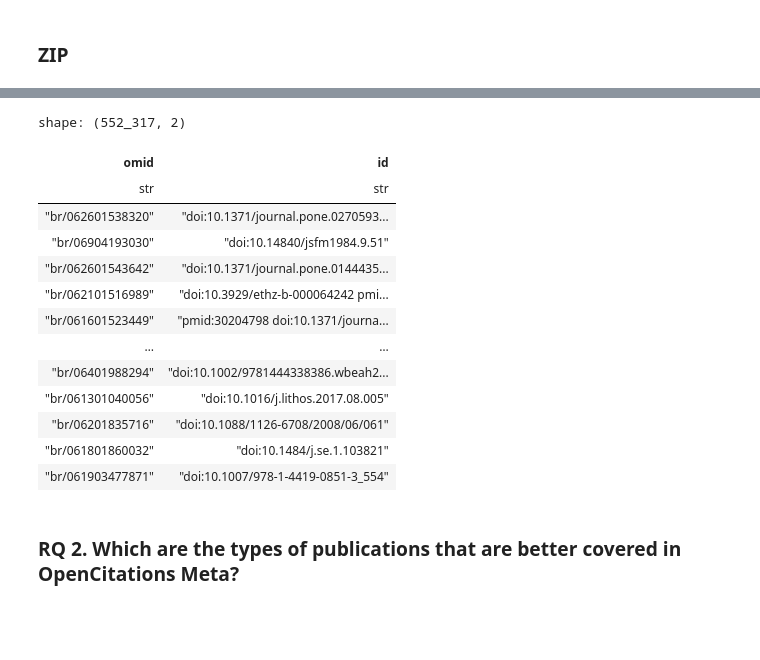
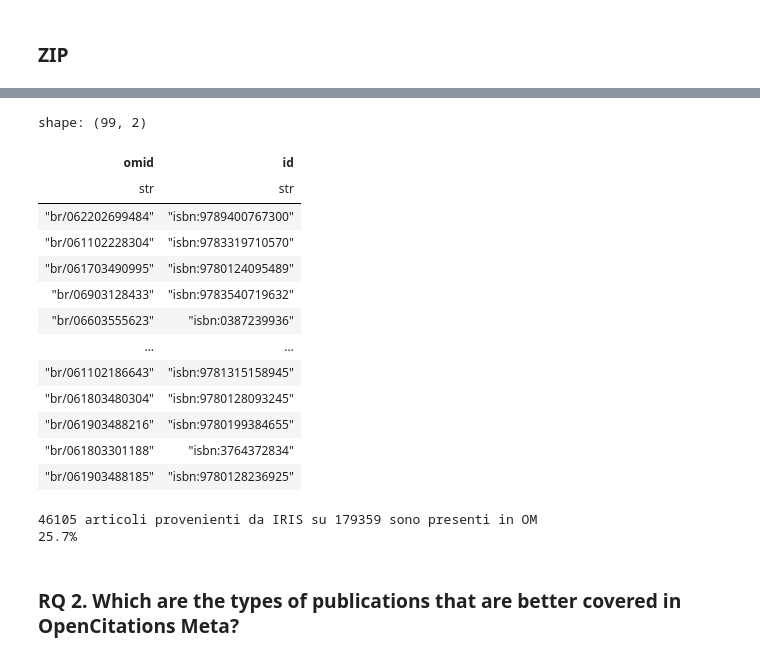
Before and after one commit to open-sci/2023-2024-atreides-code, a Jupyter notebook: leo.ipynb, the cells around one changed output, grey strips where cells are left out. Cells and saved outputs as stored; diff of their text form; code cells hidden in the pictures; blank space fills up the shorter version.

```diff
--- a/leo.ipynb
+++ b/leo.ipynb
@@ -344,0 +367,16 @@ len(dois)
+# %%
+isbns = df['IDE_ISBN'].dropna().unique().tolist()
+print(len(isbns), 'unique isbns')
+
+#filter and normalize the isbns
+isbn_rule = re.compile(r'(ISBN[-]*(1[03])*[ ]*(: ){0,1})*(([0-9Xx][- ]*){13}|([0-9Xx][- ]*){10})') # ??? results to check
+not_isbn = []
+filtered_isbns = []
+
+for isbn in isbns:
+    if isbn_rule.search(isbn) is not None:
+        filtered_isbns.append('isbn:' + isbn.replace('-', '').replace(' ', ''))
+    else:
+        not_isbn.append(isbn)
+
+print(len(filtered_isbns), 'unique isbns after filtering. ', len(not_isbn), 'not isbns discarded')
@@ -344,0 +386,3 @@ len(dois)
+# %%
+dois_isbns = filtered_dois + filtered_isbns
+len(dois_isbns)
@@ -344,0 +391,14 @@ len(dois)
+# %%
+omid_query = (
+    omid_lf.filter(
+        pl.col("id").is_in(dois_isbns) # is this right??
+    )
+    .collect(streaming=True)
+    )
+
+# 14s on my machine. still needs around ~6gb of memory
+
+# might not be necessary to collect the results in a dataframe?
+# its possible to query directly to openalex, since it has dois in the 'id' column. but how? contains_any is too slow.
+
+omid_query
@@ -345,26 +420,25 @@ len(dois)
 # %%
-omid_query = (
-    omid_lf.filter(
-        pl.col("id").str.contains_any(dois)
-    )
-    .fetch(streaming=True)
-    )
-
-omid_query
+omid_query.filter(pl.col("id").str.contains('isbn'))
 # %% [output]
-shape: (552_317, 2)
+shape: (99, 2)
 | omid | id |
 | str | str |
-| "br/062601538320" | "doi:10.1371/journal.pone.0270593... |
-| "br/06904193030" | "doi:10.14840/jsfm1984.9.51" |
-| "br/062601543642" | "doi:10.1371/journal.pone.0144435... |
-| "br/062101516989" | "doi:10.3929/ethz-b-000064242 pmi... |
-| "br/061601523449" | "pmid:30204798 doi:10.1371/journa... |
+| "br/062202699484" | "isbn:9789400767300" |
+| "br/061102228304" | "isbn:9783319710570" |
+| "br/061703490995" | "isbn:9780124095489" |
+| "br/06903128433" | "isbn:9783540719632" |
+| "br/06603555623" | "isbn:0387239936" |
 | … | … |
-| "br/06401988294" | "doi:10.1002/9781444338386.wbeah2... |
-| "br/061301040056" | "doi:10.1016/j.lithos.2017.08.005" |
-| "br/06201835716" | "doi:10.1088/1126-6708/2008/06/061" |
-| "br/061801860032" | "doi:10.1484/j.se.1.103821" |
-| "br/061903477871" | "doi:10.1007/978-1-4419-0851-3_554" |
+| "br/061102186643" | "isbn:9781315158945" |
+| "br/061803480304" | "isbn:9780128093245" |
+| "br/061903488216" | "isbn:9780199384655" |
+| "br/061803301188" | "isbn:3764372834" |
+| "br/061903488185" | "isbn:9780128236925" |
+# %%
+print(omid_query.select(pl.len()).item(), 'articoli provenienti da IRIS su', len(dois_isbns), 'sono presenti in OM')
+print("{:.1f}%".format(omid_query.select(pl.len()).item() / len(dois_isbns) * 100))
+# %% [output]
+46105 articoli provenienti da IRIS su 179359 sono presenti in OM
+25.7%
 # %% [markdown]
 ### RQ 2. Which are the types of publications that are better covered in OpenCitations Meta?
```
Also changed, not shown: parts of 16 cells of this notebook.
